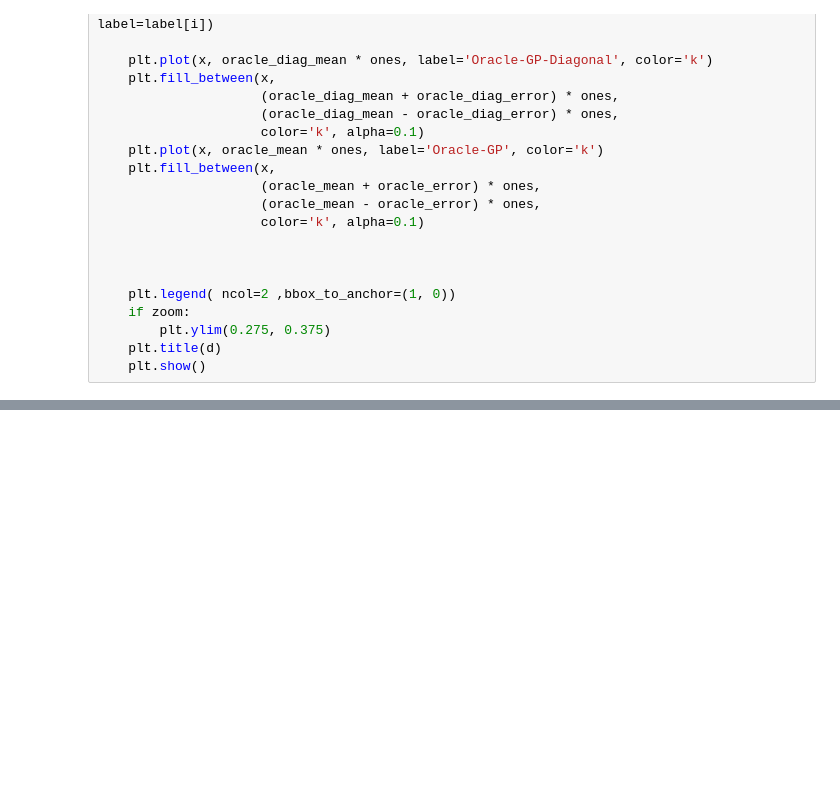
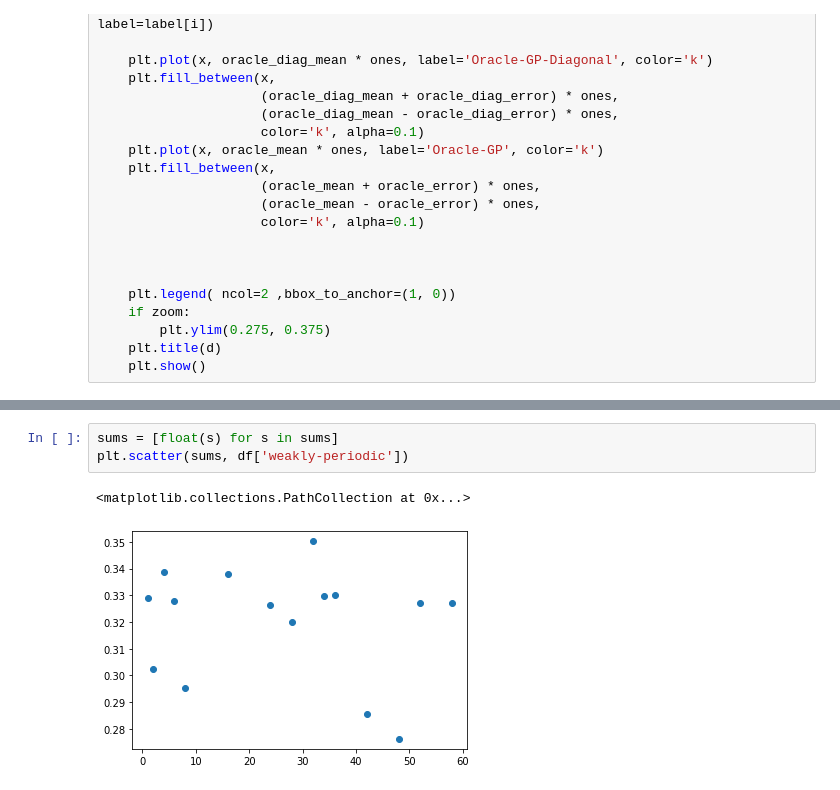
Before and after one commit to requeima/kernelcnp, a Jupyter notebook: experiments/synthetic/notebooks/sumkvv_table.ipynb, the cells around one changed output, grey strips where cells are left out. Cells and saved outputs as stored; diff of their text form; blank space fills up the shorter version.

```diff
--- a/experiments/synthetic/notebooks/sumkvv_table.ipynb
+++ b/experiments/synthetic/notebooks/sumkvv_table.ipynb
@@ -156,0 +280,6 @@ plot_results('weakly-periodic', df, True)
+# %%
+sums = [float(s) for s in sums]
+plt.scatter(sums, df['weakly-periodic'])
+# %% [output]
+<matplotlib.collections.PathCollection at 0x...>
+[figure, added]
```
Also changed, not shown: parts of 8 cells of this notebook, 2 other files.
